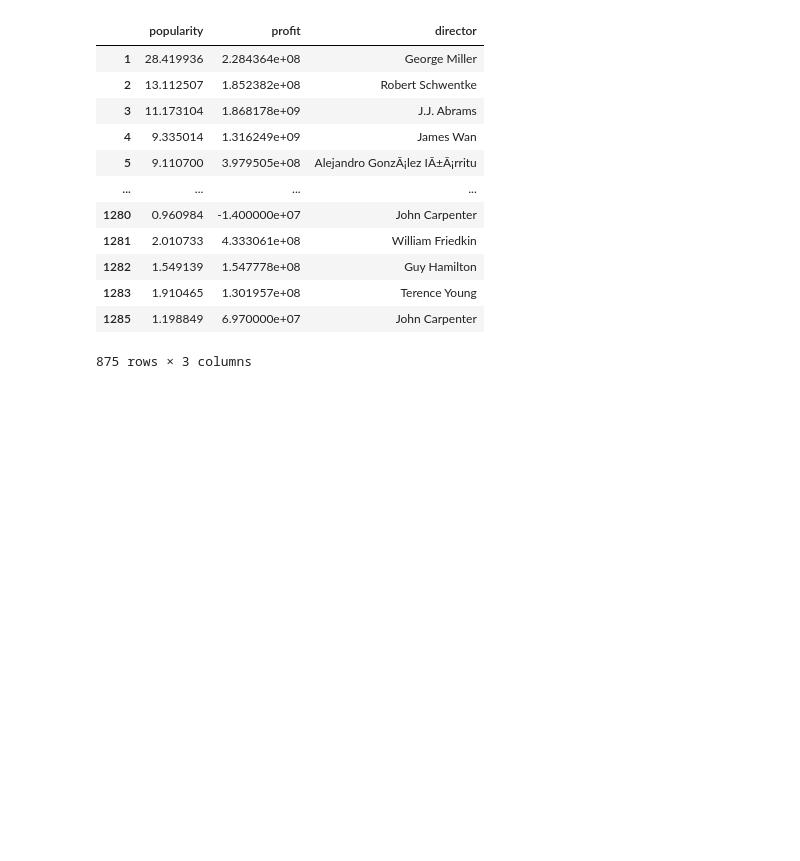
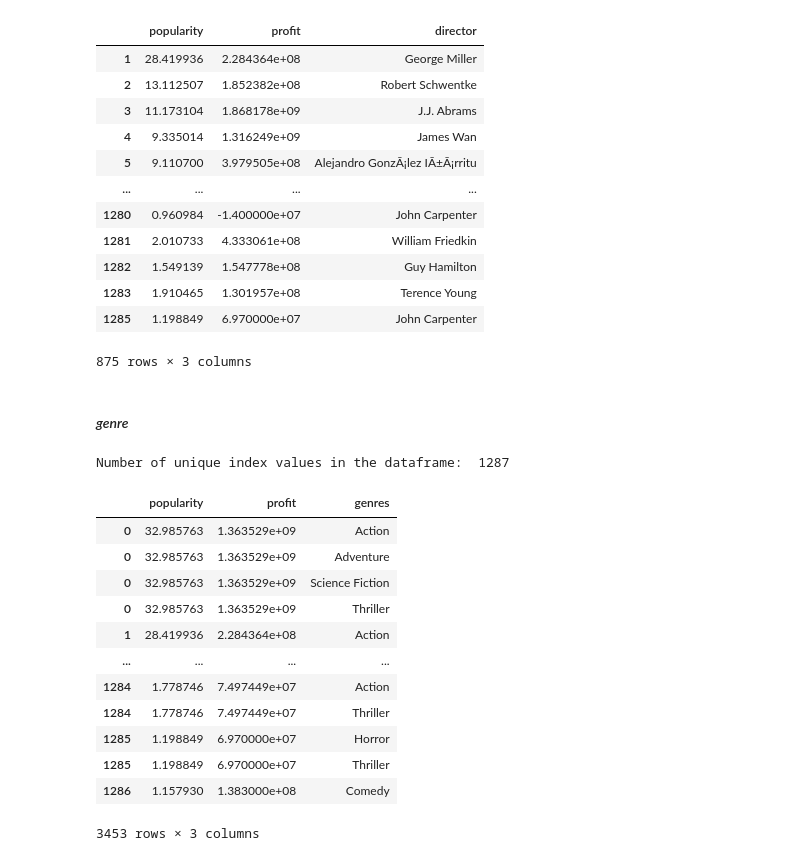
Before and after one commit to liekzhe/SC1015mini_project, a Jupyter notebook: dimension_reduction.ipynb, the cells around one changed output. Drawn from its saved outputs; the diff is of its cells as text; code cells hidden in the pictures; blank space fills up the shorter version.

```diff
--- a/dimension_reduction.ipynb
+++ b/dimension_reduction.ipynb
@@ -170,6 +190,37 @@ Number of unique index values in the dataframe:  814
 | 1283 | 1.910465 | 1.301957e+08 | Terence Young |
 | 1285 | 1.198849 | 6.970000e+07 | John Carpenter |
 875 rows × 3 columns
+# %% [markdown]
+#### *genre*
+# %%
+# count the number of occurrences of each cast member
+genres_counts = genres_combined["genres"].value_counts()
+
+# filter out casts that appear less than 5 times
+valid_genres = genres_counts[genres_counts >= 5].index.tolist()
+
+# create a new dataframe with only the valid casts
+genres_filtered = genres_combined[genres_combined["genres"].isin(valid_genres)]
+num_unique_indexes = genres_filtered.index.nunique()
+
+# display the result
+print("Number of unique index values in the dataframe: ", num_unique_indexes)
+genres_filtered
+# %% [output]
+Number of unique index values in the dataframe:  1287
+|  | popularity | profit | genres |
+| 0 | 32.985763 | 1.363529e+09 | Action |
+| 0 | 32.985763 | 1.363529e+09 | Adventure |
+| 0 | 32.985763 | 1.363529e+09 | Science Fiction |
+| 0 | 32.985763 | 1.363529e+09 | Thriller |
+| 1 | 28.419936 | 2.284364e+08 | Action |
+| ... | ... | ... | ... |
+| 1284 | 1.778746 | 7.497449e+07 | Action |
+| 1284 | 1.778746 | 7.497449e+07 | Thriller |
+| 1285 | 1.198849 | 6.970000e+07 | Horror |
+| 1285 | 1.198849 | 6.970000e+07 | Thriller |
+| 1286 | 1.157930 | 1.383000e+08 | Comedy |
+3453 rows × 3 columns
 # %%
 cast_filtered.to_pickle('cast_filtered.pkl')
 prod_filtered.to_pickle('prod_filtered.pkl')
```
Also changed, not shown: parts of 4 cells of this notebook, 3 other files.
